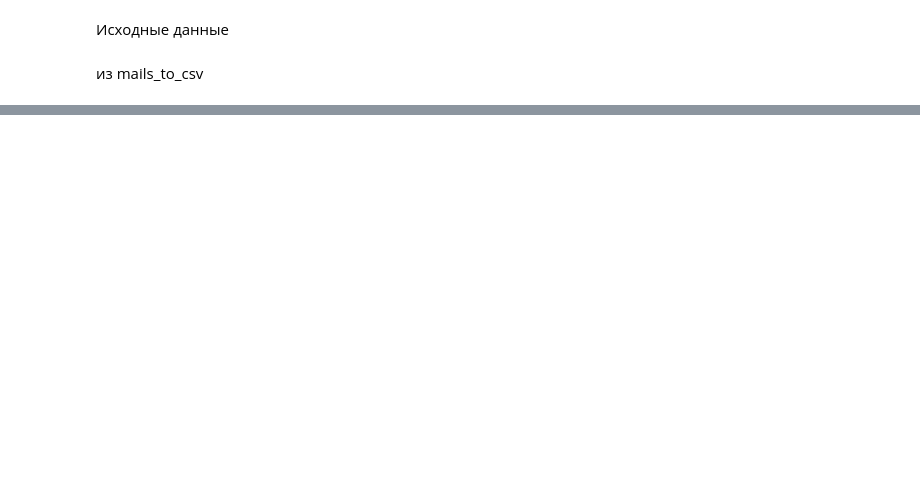
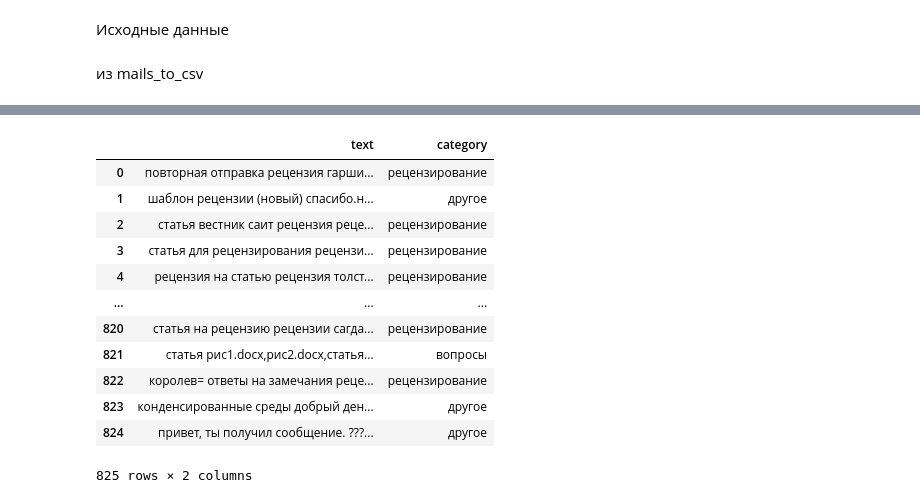
Before and after one commit to anastasia-1603/MailManagement, a Jupyter notebook: jupiter/preprocessing.ipynb, the cells around one changed output, grey strips where cells are left out. Cells and saved outputs as stored; diff of their text form; code cells hidden in the pictures; blank space fills up the shorter version.

```diff
--- a/jupiter/preprocessing.ipynb
+++ b/jupiter/preprocessing.ipynb
@@ -120,7 +93,0 @@ Skype: tap-vsu
-# %%
-texts = df[['id','text']]
-texts
-# %%
-test = texts[texts['id']==92]['text']
-t = test.values[0]
-t
@@ -132,7 +97,6 @@ def remove_re_header(t: str):
     t = re.sub(r'(>+)', '', t)
     t = re.sub(r'\xa0+', ' ', t)
     t = re.sub(r'(\n\s*)+', '\n', t)
-    t = re.sub(r'-+', '', t)
     # пример 1
     pattern = r'Пересылаемое сообщение((.*?)(Тема:.*?))\n'
     # пример 2
@@ -234,0 +199,29 @@ df
+# %%
+def clean_text_from_fwd(texts):
+    column = []
+    for s in texts:
+        s = s.lower()
+        s = s.replace('re:', '')
+        s = re.sub('re\[.\]:', '', s)
+        s = s.replace('fwd', '')
+        s = s.replace('fw', '')
+        s = re.sub(r'\s+', ' ', s)
+        column.append(s)
+    return column
+# %%
+df['text'] = clean_text_from_fwd(df['text'])
+df
+# %% [output]
+|  | text | category |
+| 0 | повторная отправка рецензия гарши... | рецензирование |
+| 1 | шаблон рецензии (новый) спасибо.н... | другое |
+| 2 | статья вестник саит рецензия реце... | рецензирование |
+| 3 | статья для рецензирования рецензи... | рецензирование |
+| 4 | рецензия на статью рецензия толст... | рецензирование |
+| ... | ... | ... |
+| 820 | статья на рецензию рецензии сагда... | рецензирование |
+| 821 | статья рис1.docx,рис2.docx,статья... | вопросы |
+| 822 | королев= ответы на замечания реце... | рецензирование |
+| 823 | конденсированные среды добрый ден... | другое |
+| 824 | привет, ты получил сообщение. ???... | другое |
+825 rows × 2 columns
```
Also changed, not shown: parts of 65 cells of this notebook, 15 other files.
